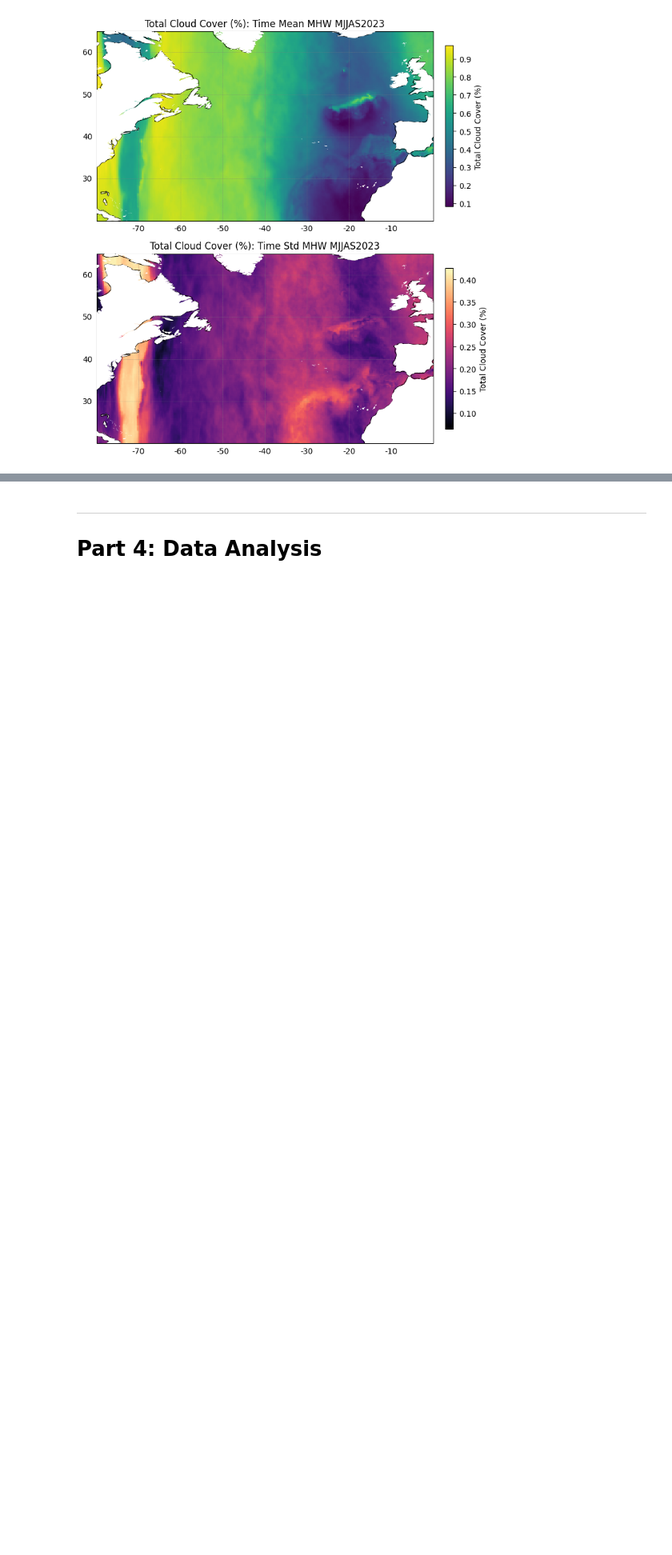
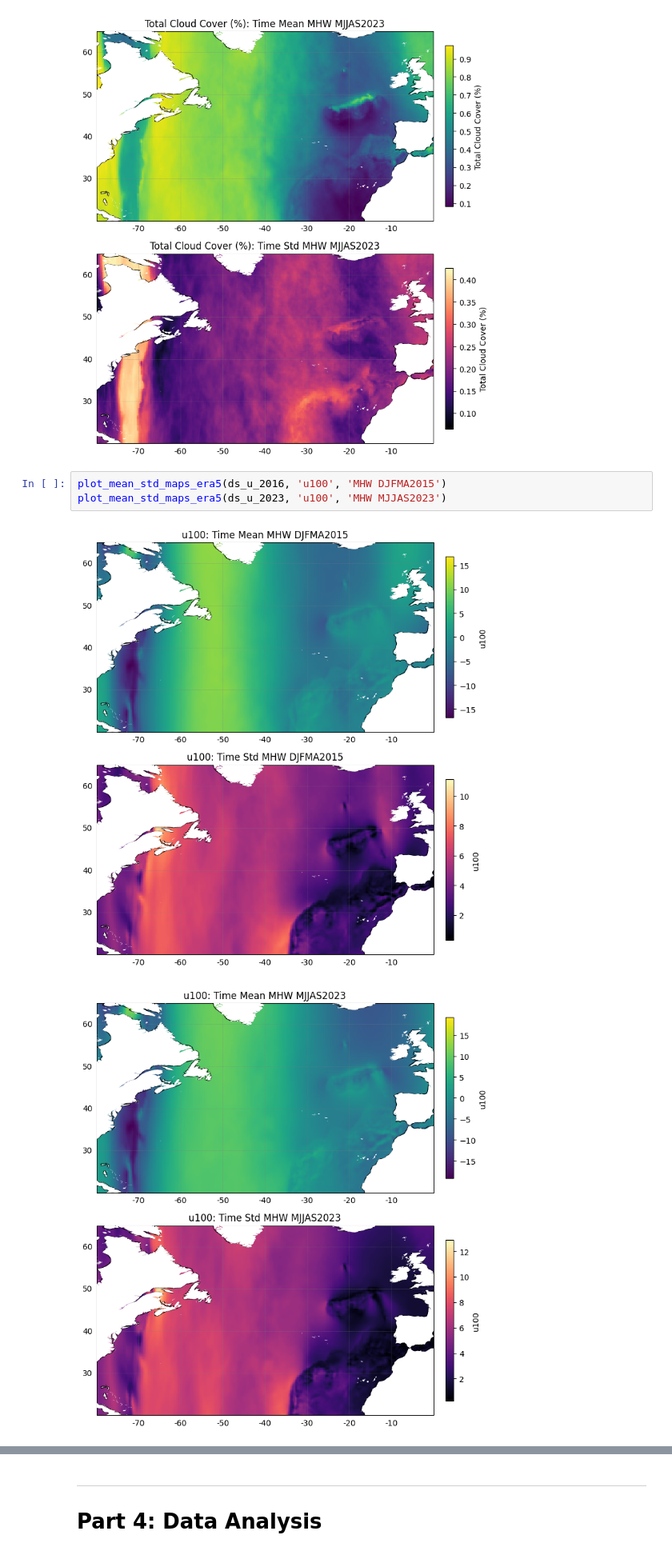
Before and after one commit to natslimak/OceanCourses, a Jupyter notebook: DigitalOcean/Project/MarineHeatwaves.ipynb, the cells around one changed output, grey strips where cells are left out. Shown at 80% size. Saved outputs shown, nothing was run; the diff lists cells and outputs as text; blank space fills up the shorter version.

```diff
--- a/DigitalOcean/Project/MarineHeatwaves.ipynb
+++ b/DigitalOcean/Project/MarineHeatwaves.ipynb
@@ -338,3 +348,9 @@ plot_mean_std_maps_era5(ds_tcc_2023, 'tcc', 'MHW MJJAS2023')
 # %% [output]
 [figure]
 [figure]
+# %%
+plot_mean_std_maps_era5(ds_u_2016, 'u100', 'MHW DJFMA2015')
+plot_mean_std_maps_era5(ds_u_2023, 'u100', 'MHW MJJAS2023')
+# %% [output]
+[figure, added]
+[figure, added]
```
Also changed, not shown: parts of 6 cells of this notebook, 37 other files.
